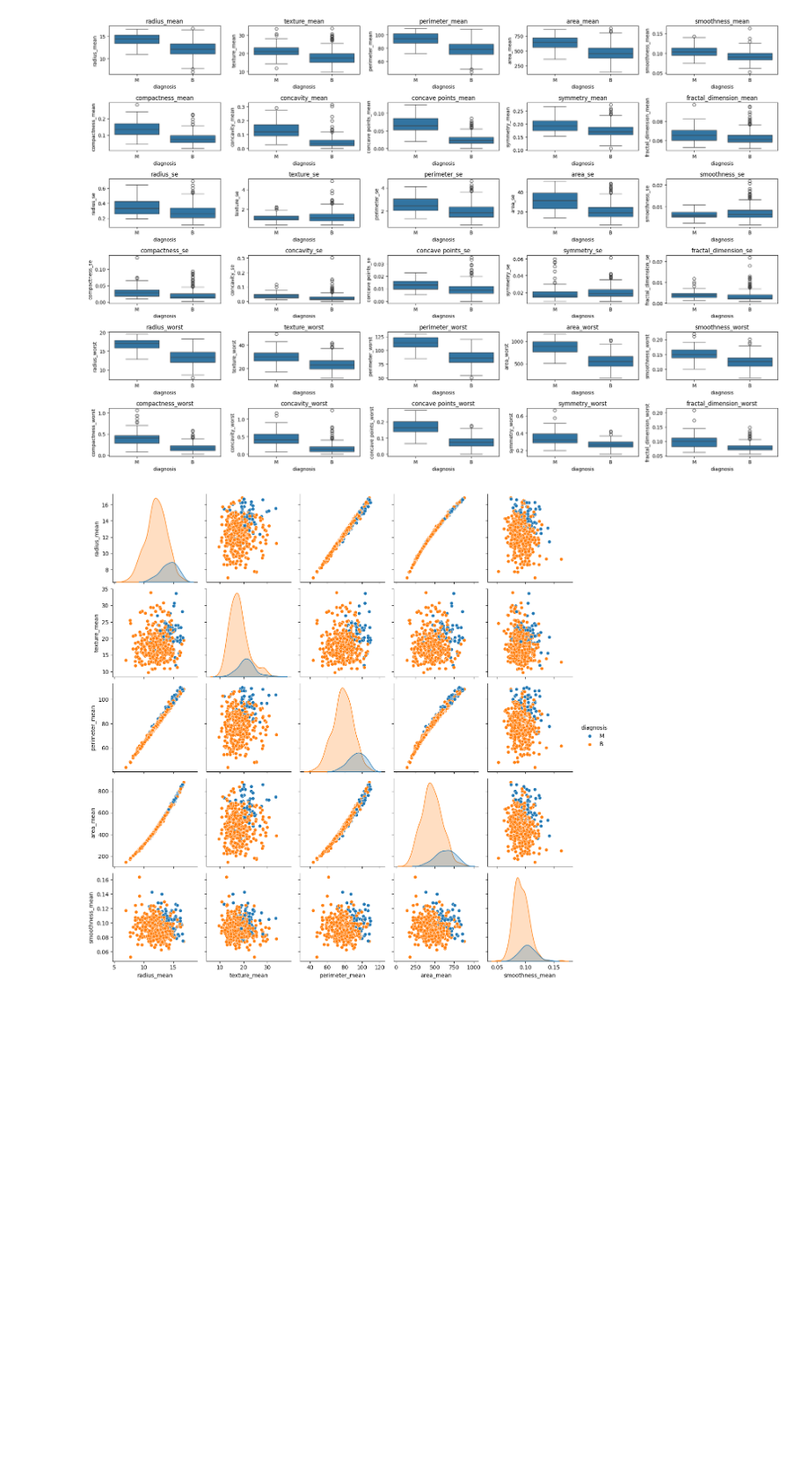
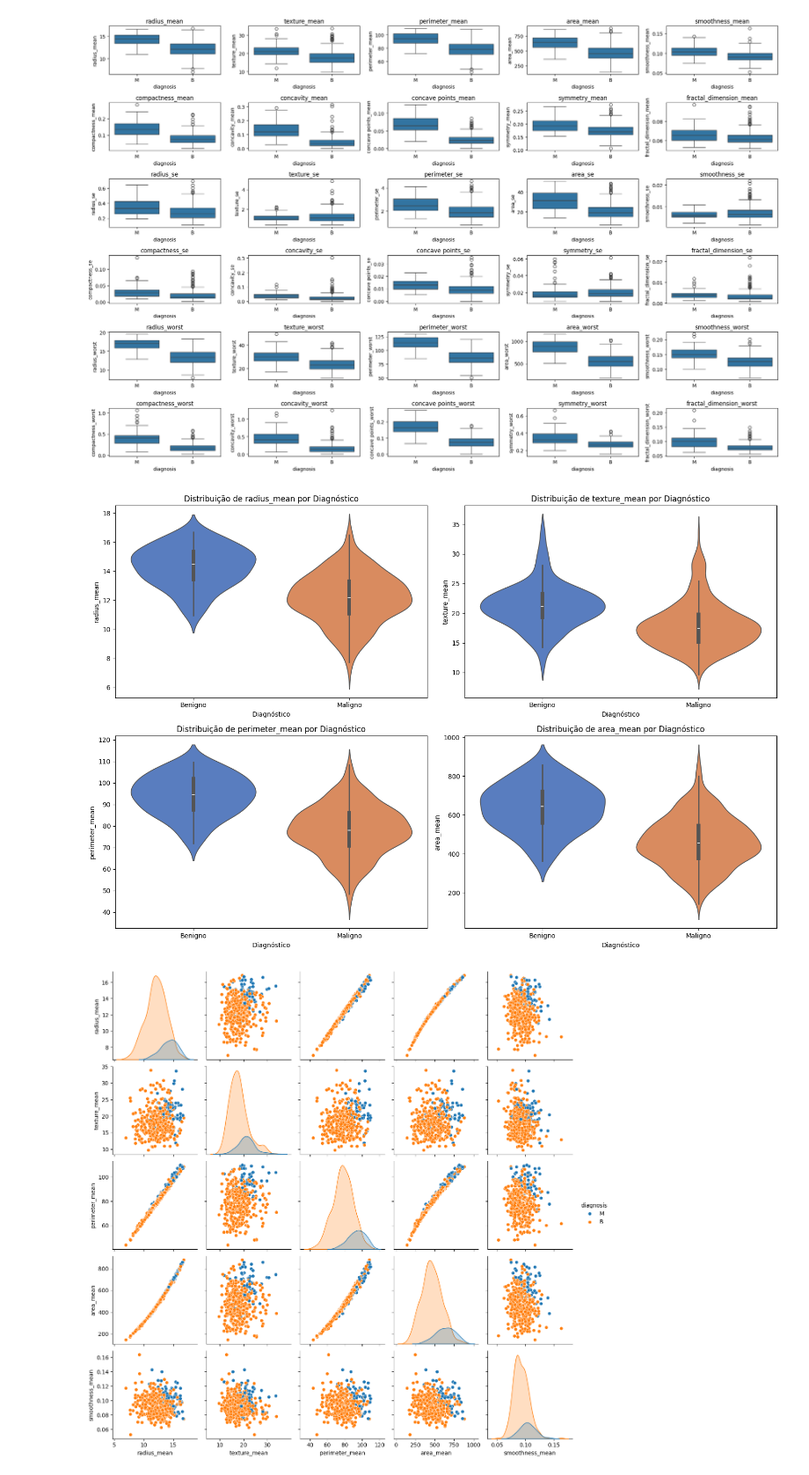
Before and after one commit to lucianobajr/prediction-cancer-knn, a Jupyter notebook: src/main.ipynb, the cells around one changed output. Shown at 88% size. Cells and saved outputs as stored; diff of their text form; code cells hidden in the pictures; blank space fills up the shorter version.

```diff
--- a/src/main.ipynb
+++ b/src/main.ipynb
@@ -290,6 +293,22 @@ for i, col in enumerate(df_cleaned.select_dtypes(include=['number']).columns):
 plt.show()
 # %% [output]
 [figure]
+# %%
+features = ['radius_mean', 'texture_mean', 'perimeter_mean', 'area_mean']
+plt.figure(figsize=(15, 10))
+
+for i, feature in enumerate(features):
+    plt.subplot(2, 2, i + 1)
+    sns.violinplot(x='diagnosis', y=feature, hue='diagnosis', data=df, palette='muted', legend=False)
+    plt.title(f"Distribuição de {feature} por Diagnóstico")
+    plt.xlabel('Diagnóstico')
+    plt.ylabel(feature)
+    plt.xticks(ticks=[0, 1], labels=['Benigno', 'Maligno'])
+
+plt.tight_layout()
+plt.show()
+# %% [output]
+[figure, added]
 # %%
 sns.pairplot(df_cleaned, hue='diagnosis', vars=['radius_mean', 'texture_mean', 'perimeter_mean','area_mean', 'smoothness_mean'])
 plt.show()
```
Also changed, not shown: parts of 15 cells of this notebook.
